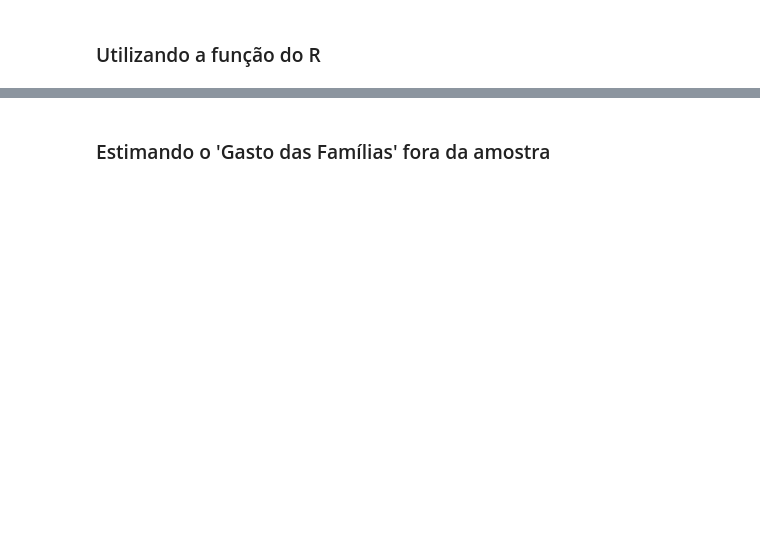
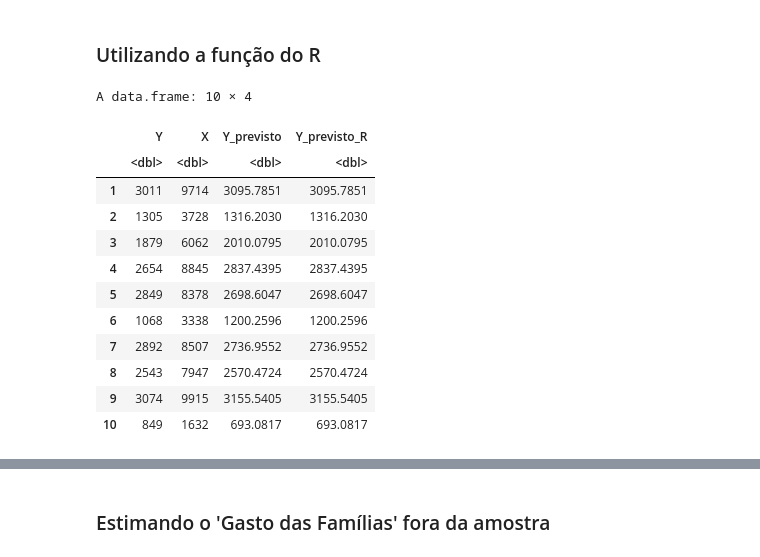
Before and after one commit to Jeidsan/estatistica-com-r, a Jupyter notebook: 4. Estatística com R - correlação e regressão/2. Aula.ipynb, the cells around one changed output, grey strips where cells are left out. Drawn from its saved outputs; the diff is of its cells as text; code cells hidden in the pictures; blank space fills up the shorter version.

```diff
--- a/4. Estatística com R - correlação e regressão/2. Aula.ipynb
+++ b/4. Estatística com R - correlação e regressão/2. Aula.ipynb
@@ -730,0 +754,3 @@ beta_1
+# %%
+beta_1 <- mean(dataset$Y) - beta_2 * mean(dataset$X)
+beta_1
@@ -739,0 +765,3 @@ resultado_regressao
+# %%
+resultado_regressao <- lm(formula = Y ~ X, data = dataset)
+resultado_regressao
@@ -749,5 +822,6 @@ resumo
 # $$\hat{Y}_i = 207,9033 + 0,2973X_i$$
 # %% [markdown]
 ### Previsões dentro da amostra
-# %%
-dataset['Y_previsto'] <-
+# %%
+dataset['Y_previsto'] <- beta_1 + beta_2 * dataset$X
+head(dataset, 10)
@@ -754,3 +842,20 @@ dataset['Y_previsto'] <-
 # %% [markdown]
 ### Utilizando a função do R
+# %%
+dataset['Y_previsto_R'] <- resultado_regressao$fitted.values
+head(dataset, 10)
+# %% [output]
+A data.frame: 10 × 4
+|  | Y | X | Y_previsto | Y_previsto_R |
+|  | <dbl> | <dbl> | <dbl> | <dbl> |
+| 1 | 3011 | 9714 | 3095.7851 | 3095.7851 |
+| 2 | 1305 | 3728 | 1316.2030 | 1316.2030 |
+| 3 | 1879 | 6062 | 2010.0795 | 2010.0795 |
+| 4 | 2654 | 8845 | 2837.4395 | 2837.4395 |
+| 5 | 2849 | 8378 | 2698.6047 | 2698.6047 |
+| 6 | 1068 | 3338 | 1200.2596 | 1200.2596 |
+| 7 | 2892 | 8507 | 2736.9552 | 2736.9552 |
+| 8 | 2543 | 7947 | 2570.4724 | 2570.4724 |
+| 9 | 3074 | 9915 | 3155.5405 | 3155.5405 |
+| 10 | 849 | 1632 | 693.0817 | 693.0817 |
 # %%
```
Also changed, not shown: parts of 86 cells of this notebook.
